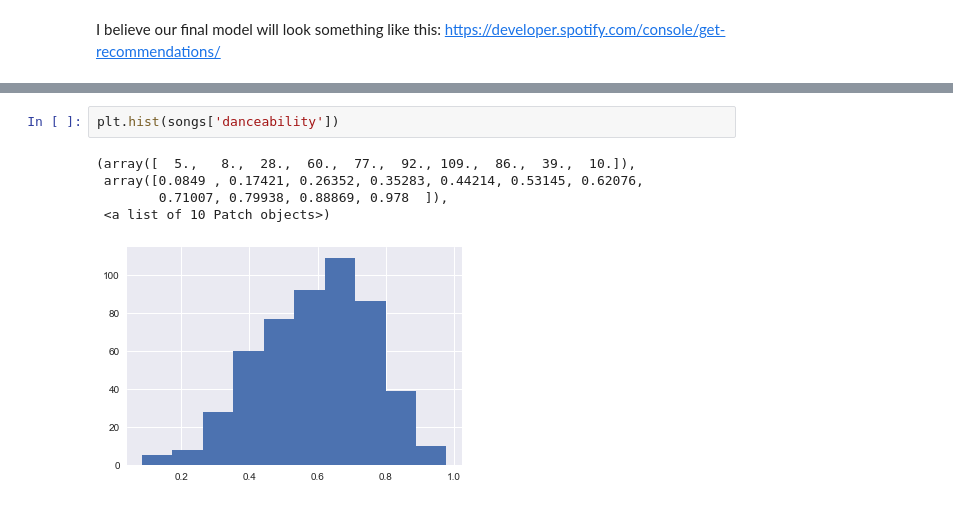
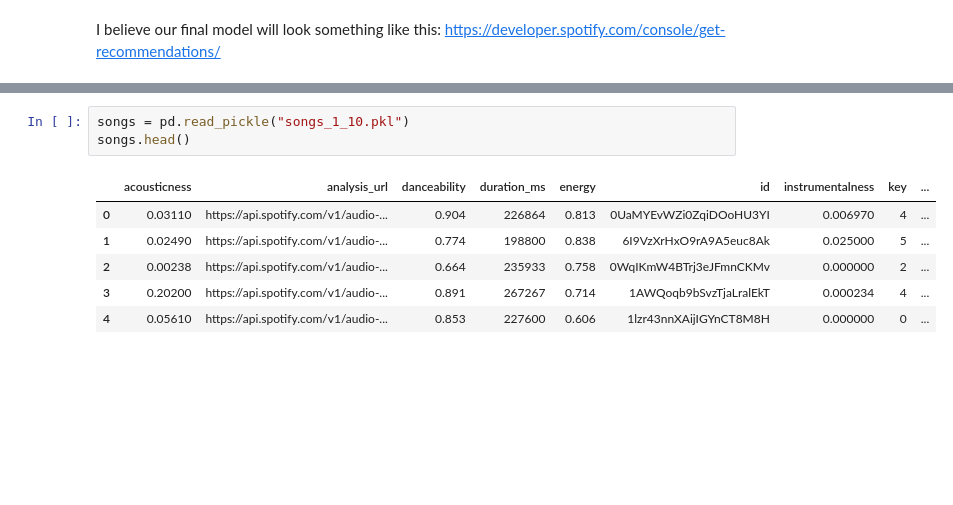
Before and after one commit to sethbilliau/spotify_playlists, a Jupyter notebook: william/109a_final_project_playground.ipynb, the cells around one changed output, grey strips where cells are left out. Drawn from its saved outputs; the diff is of its cells as text; blank space fills up the shorter version.

Commit message:
Created Pickle generator, need to fix timeout. Created initial KNN model in _project_playground.ipynb. Created pkl for playlists 1-10

```diff
--- a/william/109a_final_project_playground.ipynb
+++ b/william/109a_final_project_playground.ipynb
@@ -211,8 +161,10 @@ plt.hist(songs['danceability'])
-# %%
-plt.hist(songs['danceability'])
-# %% [output]
-(array([  5.,   8.,  28.,  60.,  77.,  92., 109.,  86.,  39.,  10.]),
- array([0.0849 , 0.17421, 0.26352, 0.35283, 0.44214, 0.53145, 0.62076,
-        0.71007, 0.79938, 0.88869, 0.978  ]),
- <a list of 10 Patch objects>)
-[figure, removed]
+# %%
+songs = pd.read_pickle("songs_1_10.pkl")
+songs.head()
+# %% [output]
+|  | acousticness | analysis_url | danceability | duration_ms | energy | id | instrumentalness | key | ... |
+| 0 | 0.03110 | https://api.spotify.com/v1/audio-... | 0.904 | 226864 | 0.813 | 0UaMYEvWZi0ZqiDOoHU3YI | 0.006970 | 4 | ... |
+| 1 | 0.02490 | https://api.spotify.com/v1/audio-... | 0.774 | 198800 | 0.838 | 6I9VzXrHxO9rA9A5euc8Ak | 0.025000 | 5 | ... |
+| 2 | 0.00238 | https://api.spotify.com/v1/audio-... | 0.664 | 235933 | 0.758 | 0WqIKmW4BTrj3eJFmnCKMv | 0.000000 | 2 | ... |
+| 3 | 0.20200 | https://api.spotify.com/v1/audio-... | 0.891 | 267267 | 0.714 | 1AWQoqb9bSvzTjaLralEkT | 0.000234 | 4 | ... |
+| 4 | 0.05610 | https://api.spotify.com/v1/audio-... | 0.853 | 227600 | 0.606 | 1lzr43nnXAijIGYnCT8M8H | 0.000000 | 0 | ... |
```
Also changed, not shown: parts of 17 cells of this notebook, 2 other files.
